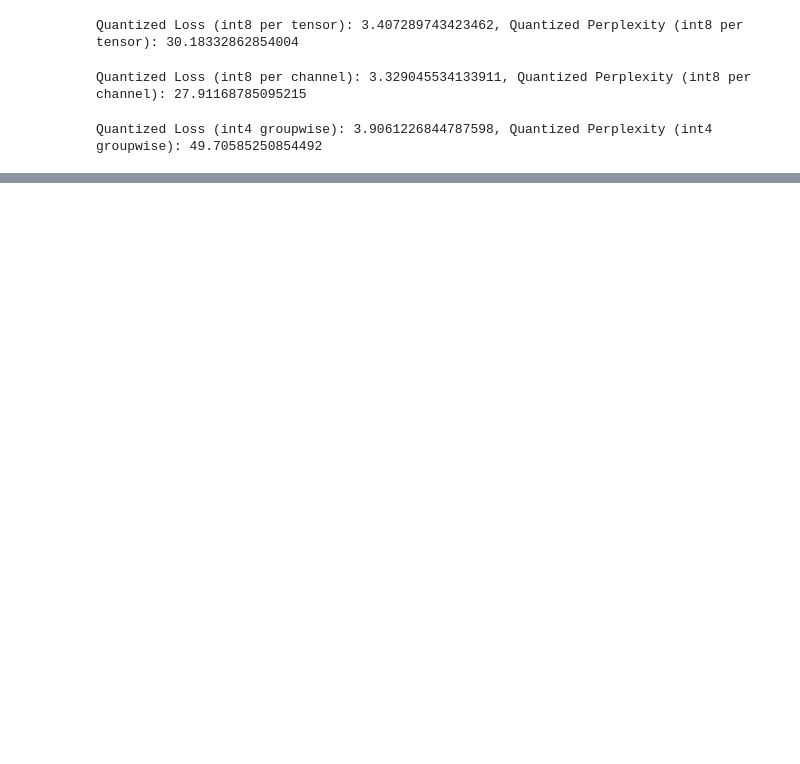
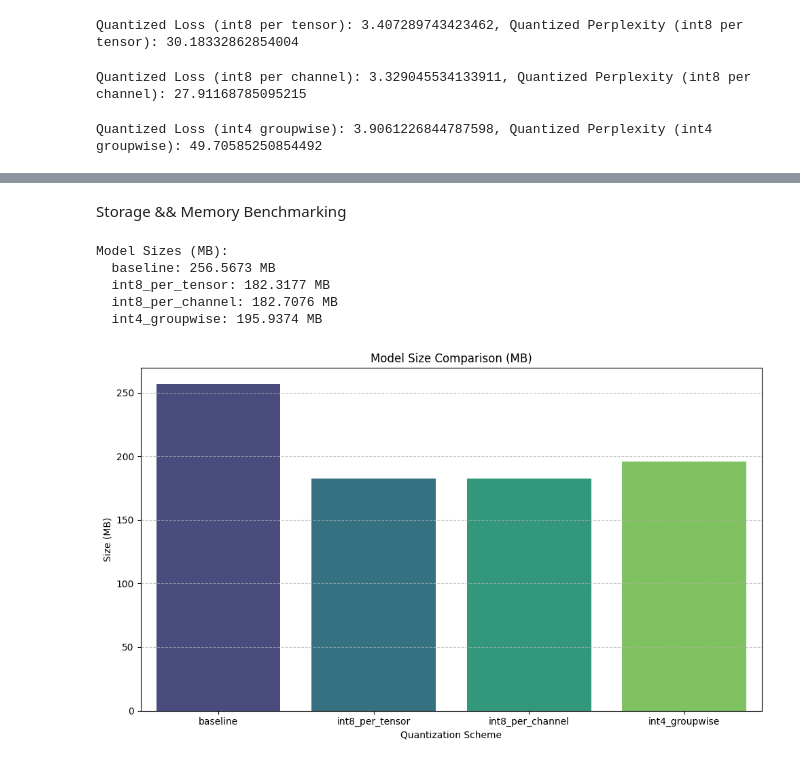
Before and after one commit to Bukunmi2108/ml-journey, a Jupyter notebook: research/p2/quant.ipynb, the cells around one changed output, grey strips where cells are left out. Drawn from its saved outputs; the diff is of its cells as text; code cells hidden in the pictures; blank space fills up the shorter version.

```diff
--- a/research/p2/quant.ipynb
+++ b/research/p2/quant.ipynb
@@ -262,0 +309,40 @@ Quantized Loss (int4 groupwise): 3.9061226844787598, Quantized Perplexity (int4
+# %% [markdown]
+Storage && Memory Benchmarking
+# %%
+def get_model_size_in_mb(model: nn.Module):
+  total_params = 0
+  total_buffers = 0
+  for param in model.parameters():
+    total_params += param.numel() * param.element_size()
+  for buffer in model.buffers():
+    total_buffers += buffer.numel() * buffer.element_size()
+  total_size_bytes = total_params + total_buffers
+  return total_size_bytes / (1024 * 1024)
+# %%
+model_sizes_mb = {}
+model_sizes_mb["baseline"] = get_model_size_in_mb(model)
+model_sizes_mb["int8_per_tensor"] = get_model_size_in_mb(q_model_int8_per_tensor)
+model_sizes_mb["int8_per_channel"] = get_model_size_in_mb(q_model_int8_per_channel)
+model_sizes_mb["int4_groupwise"] = get_model_size_in_mb(q_model_int4_groupwise)
+
+print("Model Sizes (MB):")
+for scheme, size in model_sizes_mb.items():
+    print(f"  {scheme}: {size:.4f} MB")
+# %% [output]
+Model Sizes (MB):
+  baseline: 256.5673 MB
+  int8_per_tensor: 182.3177 MB
+  int8_per_channel: 182.7076 MB
+  int4_groupwise: 195.9374 MB
+# %%
+size_df = pd.DataFrame(model_sizes_mb.items(), columns=['Quantization Scheme', 'Size (MB)'])
+fig = plt.figure(figsize=(10, 6))
+sns.barplot(x='Quantization Scheme', y='Size (MB)', data=size_df, hue='Quantization Scheme', legend=False, palette='viridis')
+plt.title('Model Size Comparison (MB)')
+plt.xlabel('Quantization Scheme')
+plt.ylabel('Size (MB)')
+plt.grid(axis='y', linestyle='--', alpha=0.7)
+plt.tight_layout()
+plt.show()
+# %% [output]
+[figure, added]
```
Also changed, not shown: parts of 8 cells of this notebook.
